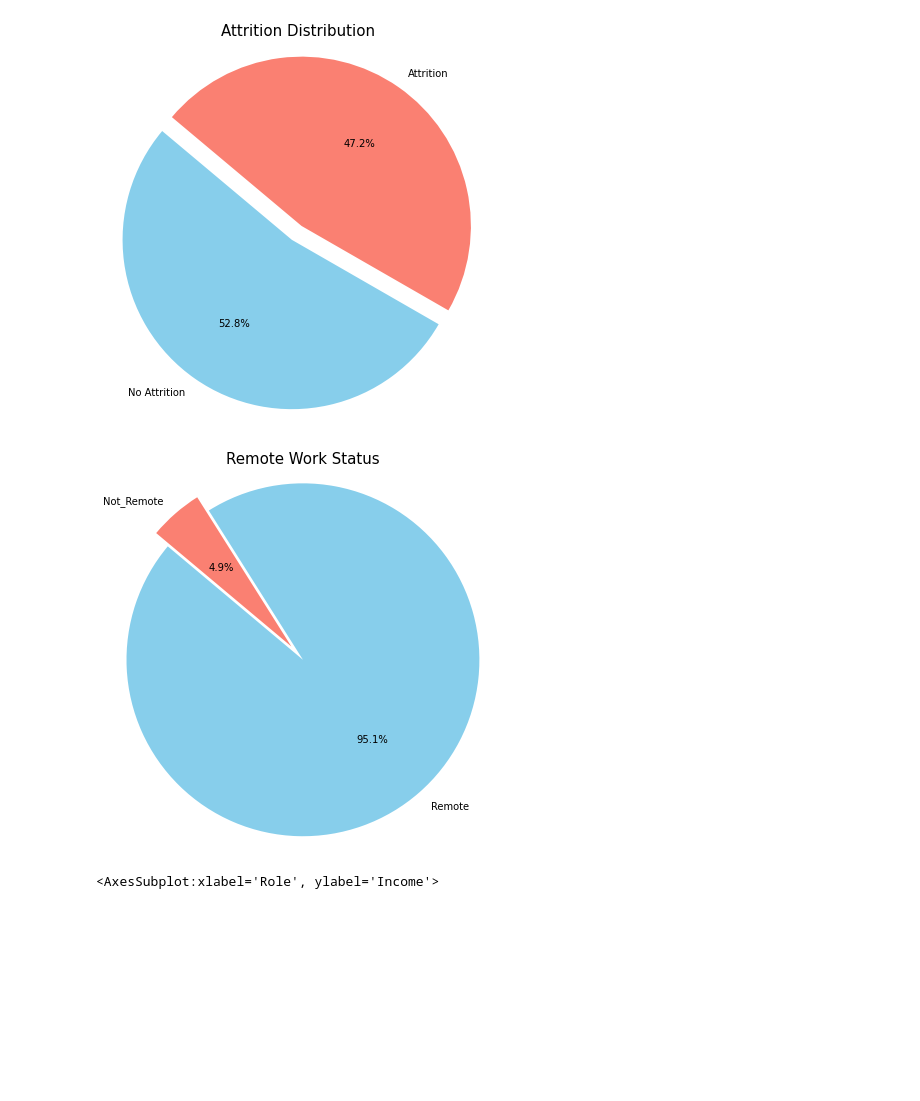
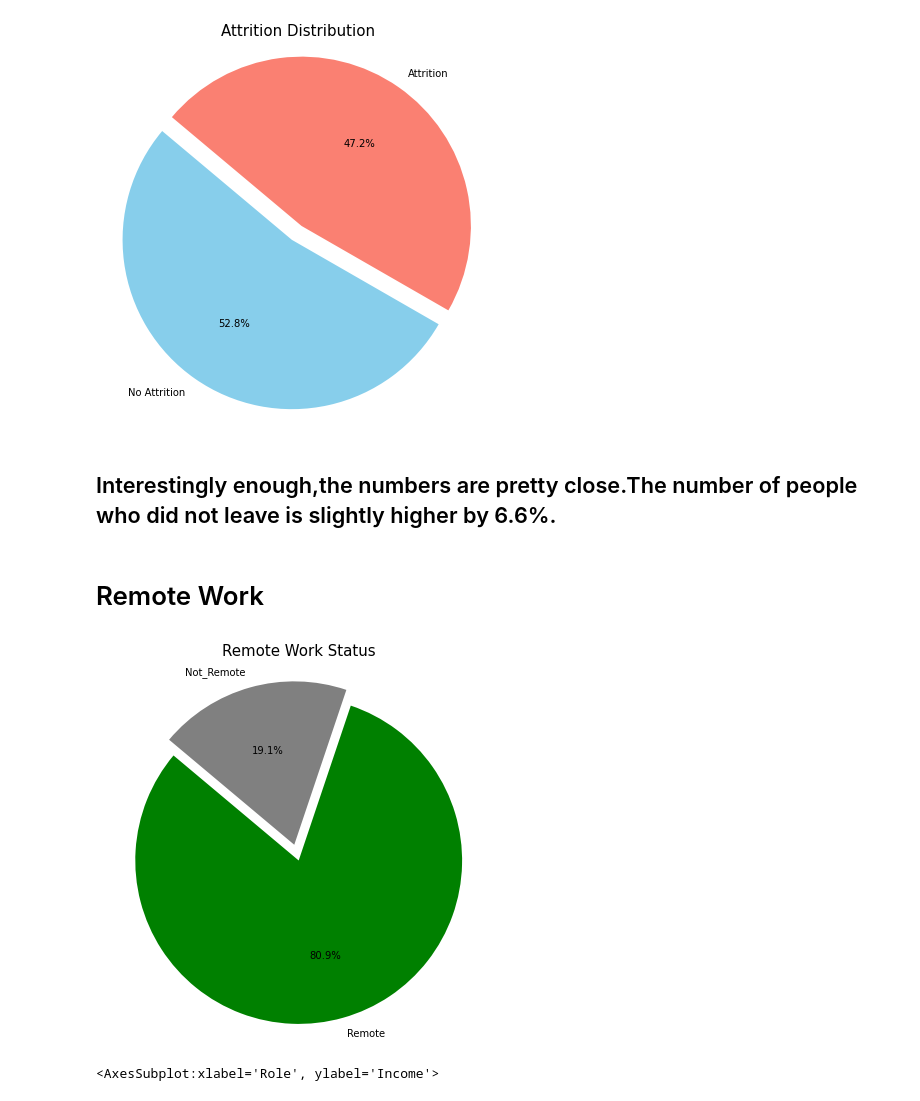
Before and after one commit to dikshya98/Python-01, a Jupyter notebook: Employee_Attrition_Analysis.ipynb, the cells around one changed output. Drawn from its saved outputs; the diff is of its cells as text; code cells hidden in the pictures; blank space fills up the shorter version.

```diff
--- a/Employee_Attrition_Analysis.ipynb
+++ b/Employee_Attrition_Analysis.ipynb
@@ -134,24 +136,28 @@ plt.axis('equal')  # Equal aspect ratio ensures the pie chart is circular.
 plt.show()
 # %% [output]
 [figure]
+# %% [markdown]
+## Interestingly enough,the numbers are pretty close.The number of people who did not leave is slightly higher by 6.6%.
+# %% [markdown]
+# Remote Work
 # %%
  #Pie to see Employee_RemoteworK
 
 
 #Firstly count the attrition yes and no
-Remote_Work_count=data['Leadership_Opportunities'].value_counts()
+Remote_Work_count=data['Remote_Work'].value_counts()
 labels = ['Remote', 'Not_Remote']
 sizes = Remote_Work_count.values
-colors = ['skyblue', 'salmon']  # Colors for the pie slices
+colors = ['green', 'grey']  # Colors for the pie slices
 
 # Create the pie chart
 plt.figure(figsize=(7, 7))
 plt.pie(sizes, labels=labels, autopct='%1.1f%%', startangle=140, colors=colors, explode=(0, 0.1))
 plt.title('Remote Work Status', fontsize=15)
 plt.axis('equal')  # Equal aspect ratio ensures the pie chart is circular.
 plt.show()
 # %% [output]
-[figure, old version]
+[figure, new version]
 # %%
 sns.barplot(x='Role',y='Income',data=data)
 # %% [output]
```
Also changed, not shown: parts of 1 cell of this notebook.
